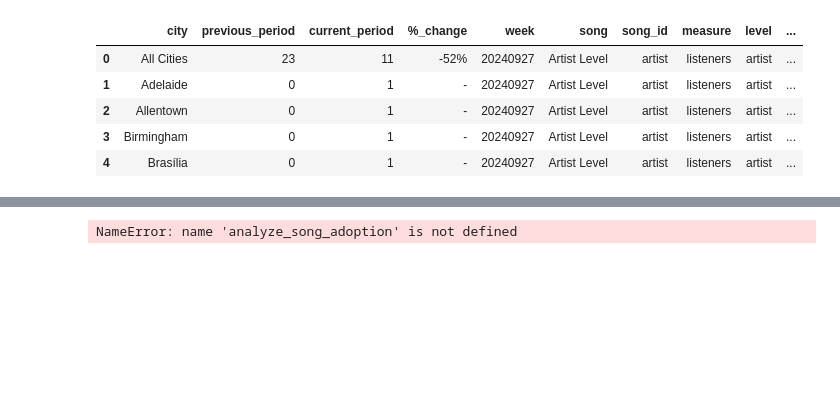
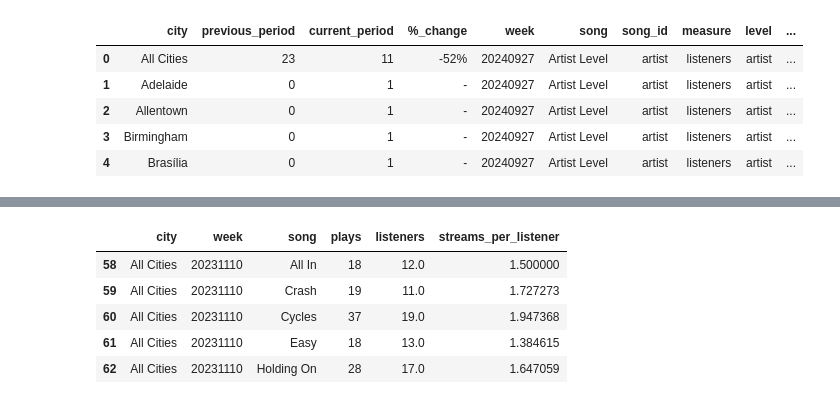
Before and after one commit to mgelberg/spring-2025, a Jupyter notebook: data_exploration_may21.ipynb, the cells around one changed output, grey strips where cells are left out. Saved outputs shown, nothing was run; the diff lists cells and outputs as text; code cells hidden in the pictures; blank space fills up the shorter version.

```diff
--- a/data_exploration_may21.ipynb
+++ b/data_exploration_may21.ipynb
@@ -83,4 +104,11 @@ City Metrics Summary (First 12 Weeks After Release):
-# %%
-song_adoption_metrics = analyze_song_adoption()
-# %% [output]
-NameError: name 'analyze_song_adoption' is not defined
+# %%
+spl_df = calculate_streams_per_listener(df)
+# %%
+spl_df[spl_df.city == 'All Cities'].head()
+# %% [output]
+|  | city | week | song | plays | listeners | streams_per_listener |
+| 58 | All Cities | 20231110 | All In | 18 | 12.0 | 1.500000 |
+| 59 | All Cities | 20231110 | Crash | 19 | 11.0 | 1.727273 |
+| 60 | All Cities | 20231110 | Cycles | 37 | 19.0 | 1.947368 |
+| 61 | All Cities | 20231110 | Easy | 18 | 13.0 | 1.384615 |
+| 62 | All Cities | 20231110 | Holding On | 28 | 17.0 | 1.647059 |
```
Also changed, not shown: parts of 7 cells of this notebook, 9 other files.
